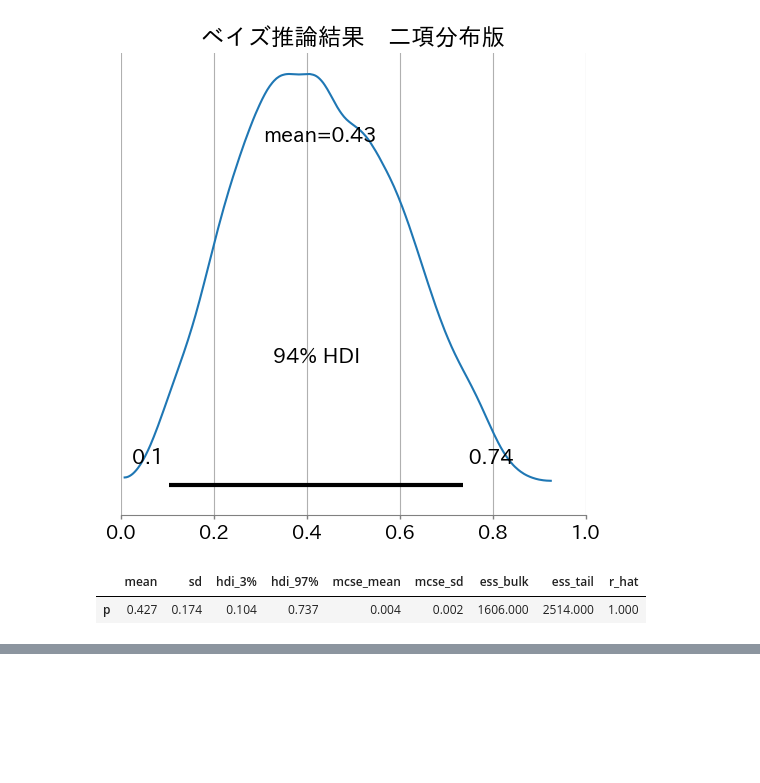
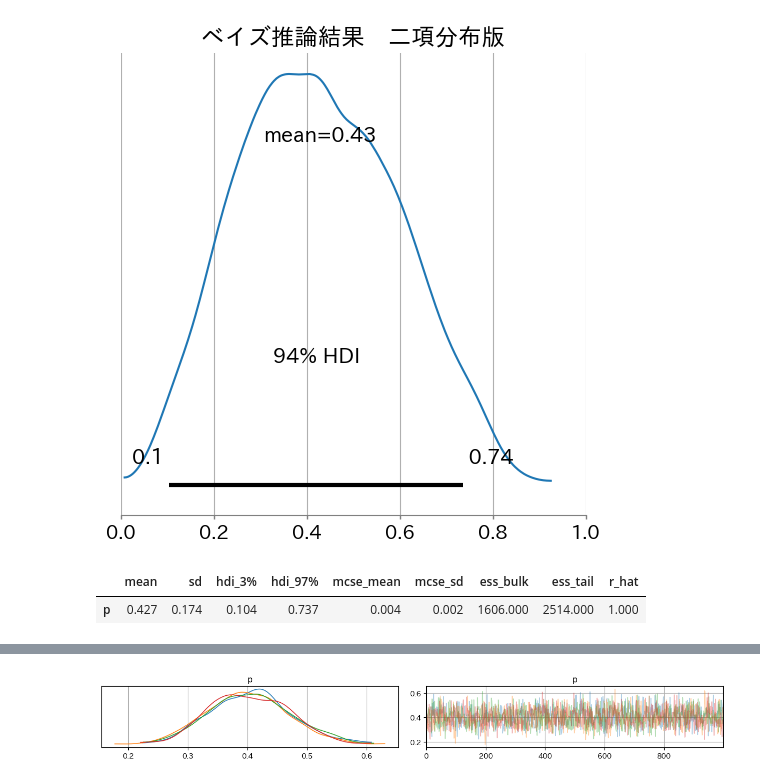
Before and after one commit to maton369/Bayesian_Inference_Practice, a Jupyter notebook: 4章_はじめてのベイズ推論実習.ipynb, the cells around one changed output, grey strips where cells are left out. Drawn from its saved outputs; the diff is of its cells as text; code cells hidden in the pictures; blank space fills up the shorter version.

```diff
--- a/4章_はじめてのベイズ推論実習.ipynb
+++ b/4章_はじめてのベイズ推論実習.ipynb
@@ -921,0 +1027,4 @@ display(summary2)
+# %%
+# サンプリング
+with model3:
+    idata3 = pm.sample(random_seed=42)
@@ -921,0 +1038,5 @@ display(summary2)
+# %%
+axes = az.plot_trace(idata3, compact=False)
+plt.tight_layout()
+# %% [output]
+[figure, added]
```
Also changed, not shown: parts of 5 cells of this notebook.
